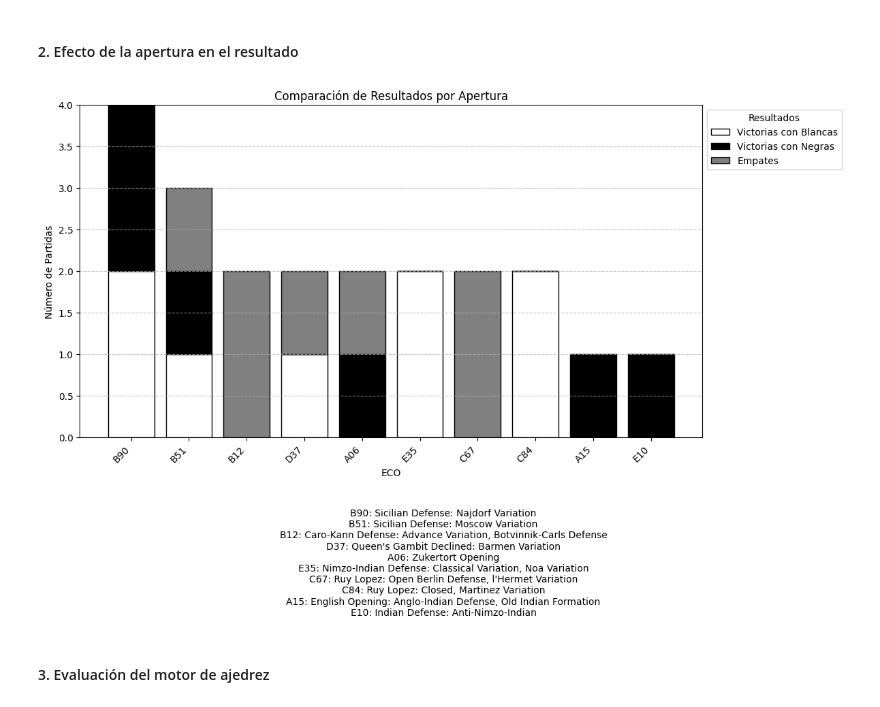
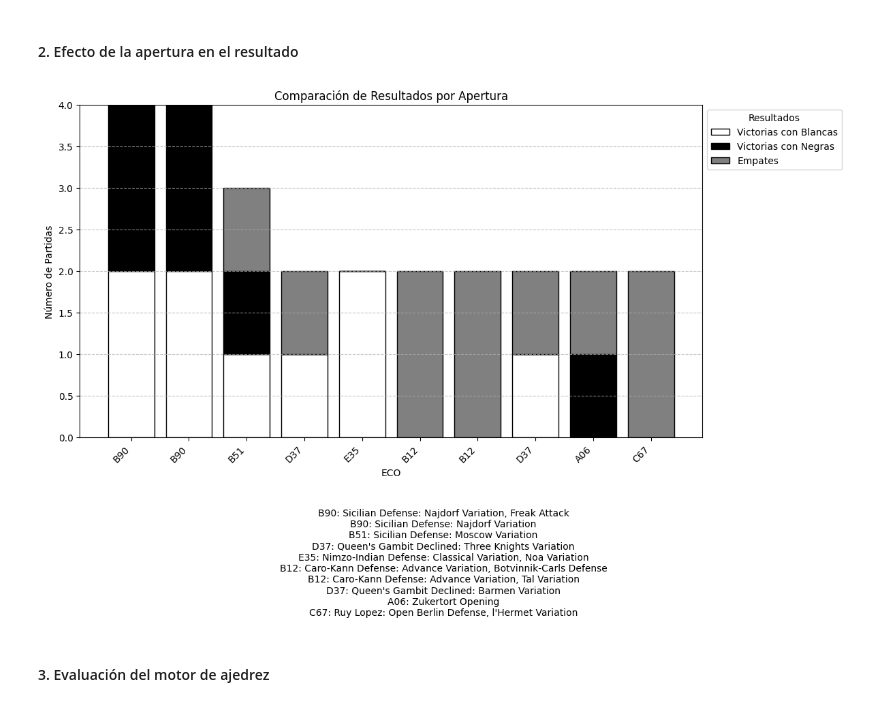
Before and after one commit to lunahernandez/ChessTournamentAnalysis, a Jupyter notebook: notebooks/Analysis.ipynb, the cells around one changed output. Drawn from its saved outputs; the diff is of its cells as text; code cells hidden in the pictures.

Commit message:
graphs 7 and 8

```diff
--- a/notebooks/Analysis.ipynb
+++ b/notebooks/Analysis.ipynb
@@ -42,13 +51,2 @@ players_df = pd.read_csv("../data/players.csv")
 # %% [markdown]
 Segundo, se unen las tablas de jugadores con los detalles
-# %%
-players_df = players_df.drop_duplicates(subset=["FideId"])
-
-details_df = details_df.merge(players_df, left_on="White", right_on="FideId", suffixes=("_white", "_player"))
-details_df = details_df.merge(players_df, left_on="Black", right_on="FideId", suffixes=("", "_black"))
-details_df = details_df.rename(columns={"Name": "White_Player", "Name_black": "Black_Player",
-                                        "Elo": "White_Elo", "Elo_black": "Black_Elo"})
-
-openings_df = openings_df.drop_duplicates(subset=["ECO"])
-details_df = details_df.merge(openings_df, on="ECO", how="left")
-details_df = details_df.drop_duplicates()
@@ -65,0 +53,30 @@ moves_data_transform()
+# %%
+# Eliminar duplicados en players_df
+players_df = players_df.drop_duplicates(subset=["FideId"])
+
+# Realizar el merge para los jugadores de blancas
+details_df = details_df.merge(players_df[['FideId', 'Name', 'Elo']],
+                               left_on="White", right_on="FideId")
+details_df = details_df.rename(columns={
+    "Name": "White_Player",
+    "Elo": "White_Elo",
+    "White": "White_Fide_ID"
+})
+details_df = details_df.drop(columns=['FideId'])
+
+# Realizar el merge para los jugadores de negras
+details_df = details_df.merge(players_df[['FideId', 'Name', 'Elo']],
+                               left_on="Black", right_on="FideId")
+details_df = details_df.rename(columns={
+    "Name": "Black_Player",
+    "Elo": "Black_Elo",
+    "Black": "Black_Fide_ID"
+})
+details_df = details_df.drop(columns=['FideId'])
+
+# Realizar el merge con la tabla de aperturas
+details_df = details_df.merge(openings_df, on="ECO", how="left")
+details_df = details_df.rename(columns={
+    "Name": "Opening_Name"
+})
+details_df.head()
@@ -145,7 +169,7 @@ players_wins_comparison(details_df)
 #### 2. Efecto de la apertura en el resultado
 # %%
 def opening_effect(details_df):
-    opening_counts = details_df["Name"].value_counts().head(10)
+    opening_counts = details_df["Opening_Name"].value_counts().head(10)
 
     white_wins = []
     black_wins = []
@@ -153,7 +177,7 @@ def opening_effect(details_df):
     eco_codes = []
 
     for opening in opening_counts.index:
-        opening_games = details_df[details_df["Name"] == opening]
+        opening_games = details_df[details_df["Opening_Name"] == opening]
 
         white_win_count = (opening_games["Result"] == "1-0").sum()
         black_win_count = (opening_games["Result"] == "0-1").sum()
@@ -170,34 +194,34 @@ def opening_effect(details_df):
         'ECO': eco_codes,
         'Opening': opening_counts.index,
         'White Wins': white_wins,
         'Black Wins': black_wins,
         'Draws': draws
     })
 
     x = range(len(results_df))
     plt.figure(figsize=(12, 6))
     plt.bar(x, results_df['White Wins'], color="white", edgecolor="black", label="Victorias con Blancas")
     plt.bar(x, results_df['Black Wins'], bottom=results_df['White Wins'], color="black", edgecolor="black", label="Victorias con Negras")
     plt.bar(x, results_df['Draws'], bottom=results_df['White Wins'] + results_df['Black Wins'], color="gray", edgecolor="black", label="Empates")
 
     plt.xlabel("ECO")
     plt.ylabel("Número de Partidas")
     plt.title("Comparación de Resultados por Apertura")
 
     plt.xticks(ticks=x, labels=results_df['ECO'], rotation=45, ha="right")
 
     legend_text = [f"{row['ECO']}: {row['Opening']}" for i, row in results_df.iterrows()]
     plt.figtext(0.5, -0.05, "\n".join(legend_text), ha='center', va='top', fontsize=10, color='black', wrap=True)
 
     plt.legend(loc='upper left', bbox_to_anchor=(1, 1), title="Resultados")
     plt.grid(axis="y", linestyle="--", alpha=0.7)
 
     plt.tight_layout()
     plt.show()
 
 opening_effect(details_df)
 # %% [output]
-[figure, old version]
+[figure, new version]
 # %% [markdown]
 #### 3. Evaluación del motor de ajedrez
 # %%
```
Also changed, not shown: parts of 12 cells of this notebook.
